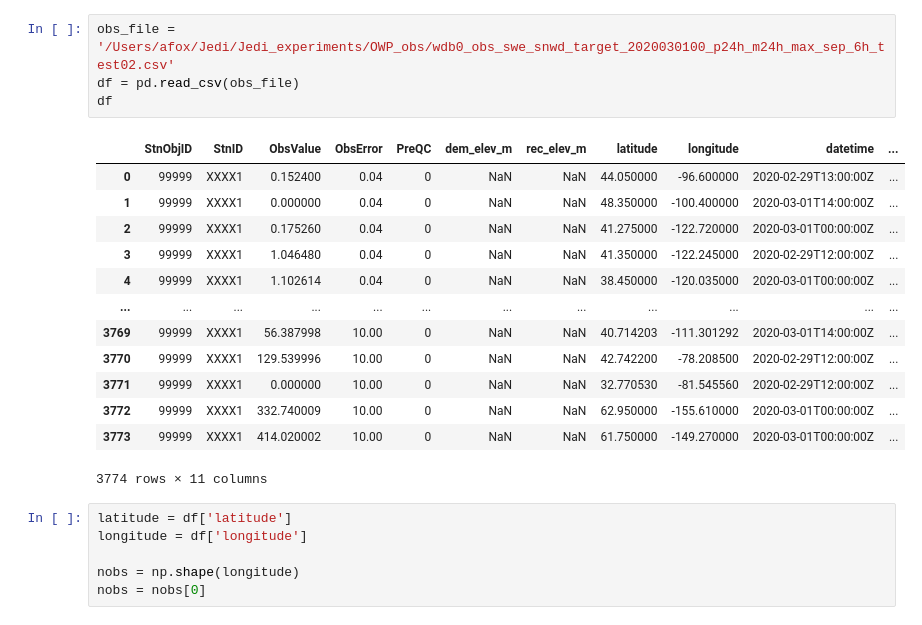
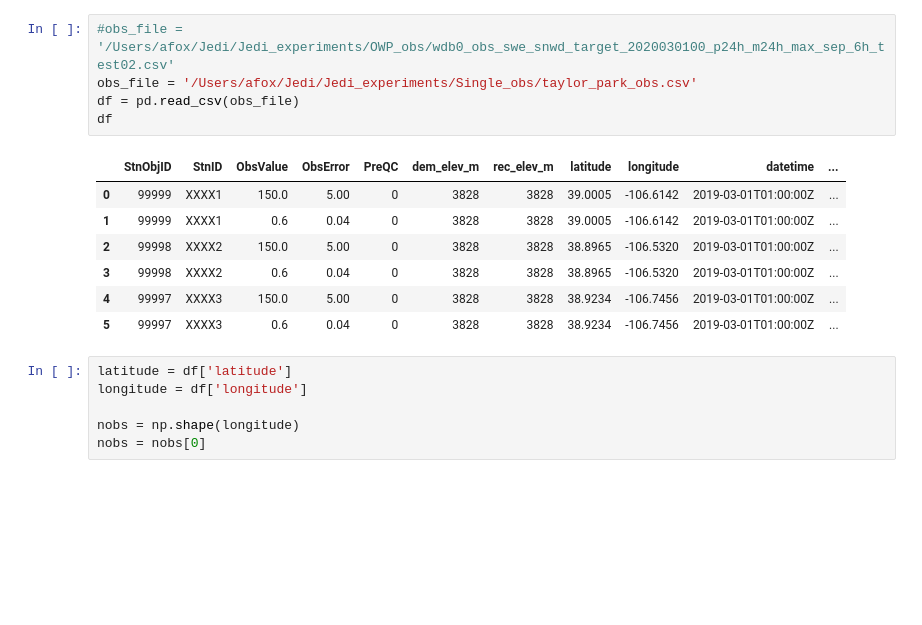
Before and after one commit to amfox37/Jedi_experiments, a Jupyter notebook: Add_elevation_to_old_OWP_obs.ipynb, the cells around one changed output. Drawn from its saved outputs; the diff is of its cells as text; blank space fills up the shorter version.

```diff
--- a/Add_elevation_to_old_OWP_obs.ipynb
+++ b/Add_elevation_to_old_OWP_obs.ipynb
@@ -28,23 +28,18 @@ hgt[:,:] = ncfile.variables["HGT"][:,:]
 # %% [output]
  Grid dimensions 4608 x 3840 x 1
 # %%
-obs_file = '/Users/afox/Jedi/Jedi_experiments/OWP_obs/wdb0_obs_swe_snwd_target_2020030100_p24h_m24h_max_sep_6h_test02.csv'
+#obs_file = '/Users/afox/Jedi/Jedi_experiments/OWP_obs/wdb0_obs_swe_snwd_target_2020030100_p24h_m24h_max_sep_6h_test02.csv'
+obs_file = '/Users/afox/Jedi/Jedi_experiments/Single_obs/taylor_park_obs.csv'
 df = pd.read_csv(obs_file)
 df
 # %% [output]
 |  | StnObjID | StnID | ObsValue | ObsError | PreQC | dem_elev_m | rec_elev_m | latitude | longitude | datetime | ... |
-| 0 | 99999 | XXXX1 | 0.152400 | 0.04 | 0 | NaN | NaN | 44.050000 | -96.600000 | 2020-02-29T13:00:00Z | ... |
-| 1 | 99999 | XXXX1 | 0.000000 | 0.04 | 0 | NaN | NaN | 48.350000 | -100.400000 | 2020-03-01T14:00:00Z | ... |
-| 2 | 99999 | XXXX1 | 0.175260 | 0.04 | 0 | NaN | NaN | 41.275000 | -122.720000 | 2020-03-01T00:00:00Z | ... |
-| 3 | 99999 | XXXX1 | 1.046480 | 0.04 | 0 | NaN | NaN | 41.350000 | -122.245000 | 2020-02-29T12:00:00Z | ... |
-| 4 | 99999 | XXXX1 | 1.102614 | 0.04 | 0 | NaN | NaN | 38.450000 | -120.035000 | 2020-03-01T00:00:00Z | ... |
-| ... | ... | ... | ... | ... | ... | ... | ... | ... | ... | ... | ... |
-| 3769 | 99999 | XXXX1 | 56.387998 | 10.00 | 0 | NaN | NaN | 40.714203 | -111.301292 | 2020-03-01T14:00:00Z | ... |
-| 3770 | 99999 | XXXX1 | 129.539996 | 10.00 | 0 | NaN | NaN | 42.742200 | -78.208500 | 2020-02-29T12:00:00Z | ... |
-| 3771 | 99999 | XXXX1 | 0.000000 | 10.00 | 0 | NaN | NaN | 32.770530 | -81.545560 | 2020-02-29T12:00:00Z | ... |
-| 3772 | 99999 | XXXX1 | 332.740009 | 10.00 | 0 | NaN | NaN | 62.950000 | -155.610000 | 2020-03-01T00:00:00Z | ... |
-| 3773 | 99999 | XXXX1 | 414.020002 | 10.00 | 0 | NaN | NaN | 61.750000 | -149.270000 | 2020-03-01T00:00:00Z | ... |
+| 0 | 99999 | XXXX1 | 150.0 | 5.00 | 0 | 3828 | 3828 | 39.0005 | -106.6142 | 2019-03-01T01:00:00Z | ... |
+| 1 | 99999 | XXXX1 | 0.6 | 0.04 | 0 | 3828 | 3828 | 39.0005 | -106.6142 | 2019-03-01T01:00:00Z | ... |
+| 2 | 99998 | XXXX2 | 150.0 | 5.00 | 0 | 3828 | 3828 | 38.8965 | -106.5320 | 2019-03-01T01:00:00Z | ... |
+| 3 | 99998 | XXXX2 | 0.6 | 0.04 | 0 | 3828 | 3828 | 38.8965 | -106.5320 | 2019-03-01T01:00:00Z | ... |
+| 4 | 99997 | XXXX3 | 150.0 | 5.00 | 0 | 3828 | 3828 | 38.9234 | -106.7456 | 2019-03-01T01:00:00Z | ... |
+| 5 | 99997 | XXXX3 | 0.6 | 0.04 | 0 | 3828 | 3828 | 38.9234 | -106.7456 | 2019-03-01T01:00:00Z | ... |
-3774 rows × 11 columns
 # %%
 latitude = df['latitude']
 longitude = df['longitude']
```
Also changed, not shown: parts of 3 cells of this notebook, 12 other files.
